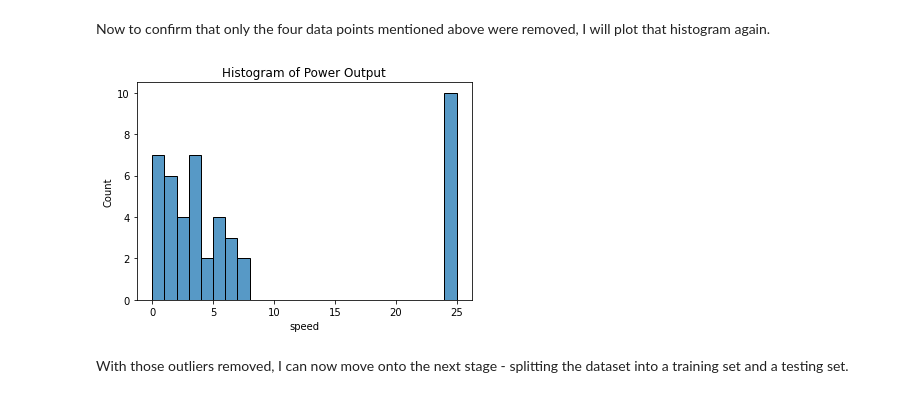
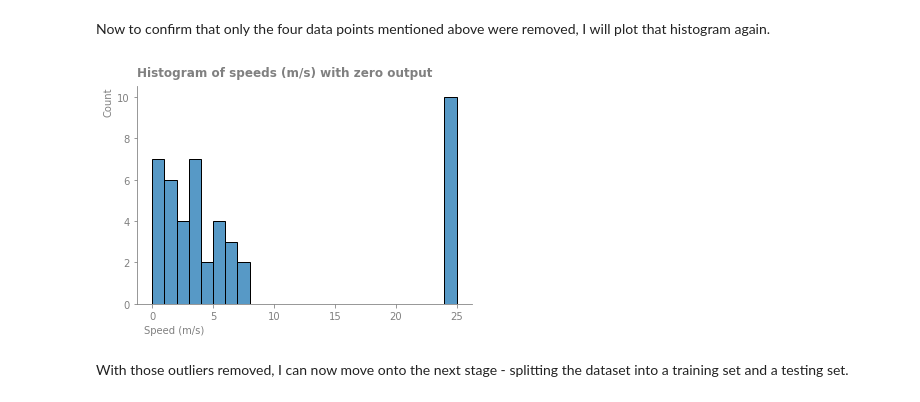
Before and after one commit to OtherBrian/fda-regression_project, a Jupyter notebook: Regression Project.ipynb, the cells around one changed output. Saved outputs shown, nothing was run; the diff lists cells and outputs as text; code cells hidden in the pictures.

```diff
--- a/Regression Project.ipynb
+++ b/Regression Project.ipynb
@@ -145,12 +154,15 @@ These measurements will impact my regressions, so I will therefore be excluding
 cleaned_df = power_output_df.drop(power_output_df.loc[(power_output_df['power'] == 0.00) & (power_output_df['speed'] > 10.0) & (power_output_df['speed'] < 24.0)].index)
 # %% [markdown]
 Now to confirm that only the four data points mentioned above were removed, I will plot that histogram again.
-# %%
-ax = sns.histplot(cleaned_df.loc[cleaned_df['power'] == 0.00].speed, bins = 25)
-plt.title('Histogram of Power Output')
-ax;
-# %% [output]
-[figure, removed]
+# %%
+fig, ax = plt.subplots()
+ax = sns.histplot(cleaned_df.loc[cleaned_df['power'] == 0.00].speed, bins = 25)
+format_plots(ax, 'Histogram of speeds (m/s) with zero output', hist=True)
+ax.set_xlabel('Speed (m/s)', position = (0.2, 0.03), ha = 'right', color = '#808080')
+ax.set_ylabel('Count', position = (0.12, 1), ha = 'right', color = '#808080')
+ax;
+# %% [output]
+[figure, added]
 # %% [markdown]
 With those outliers removed, I can now move onto the next stage - splitting the dataset into a training set and a testing set.
 # %% [markdown]
```
Also changed, not shown: parts of 10 cells of this notebook.
